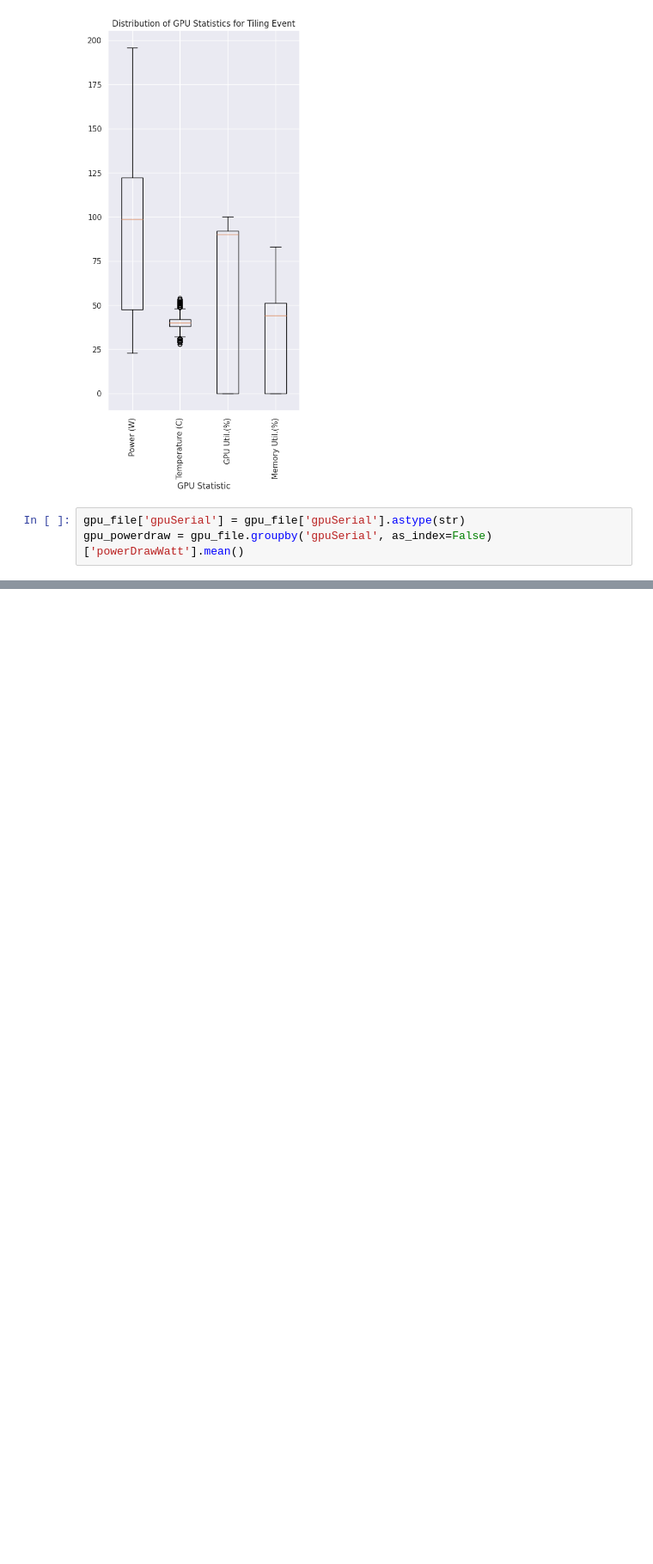
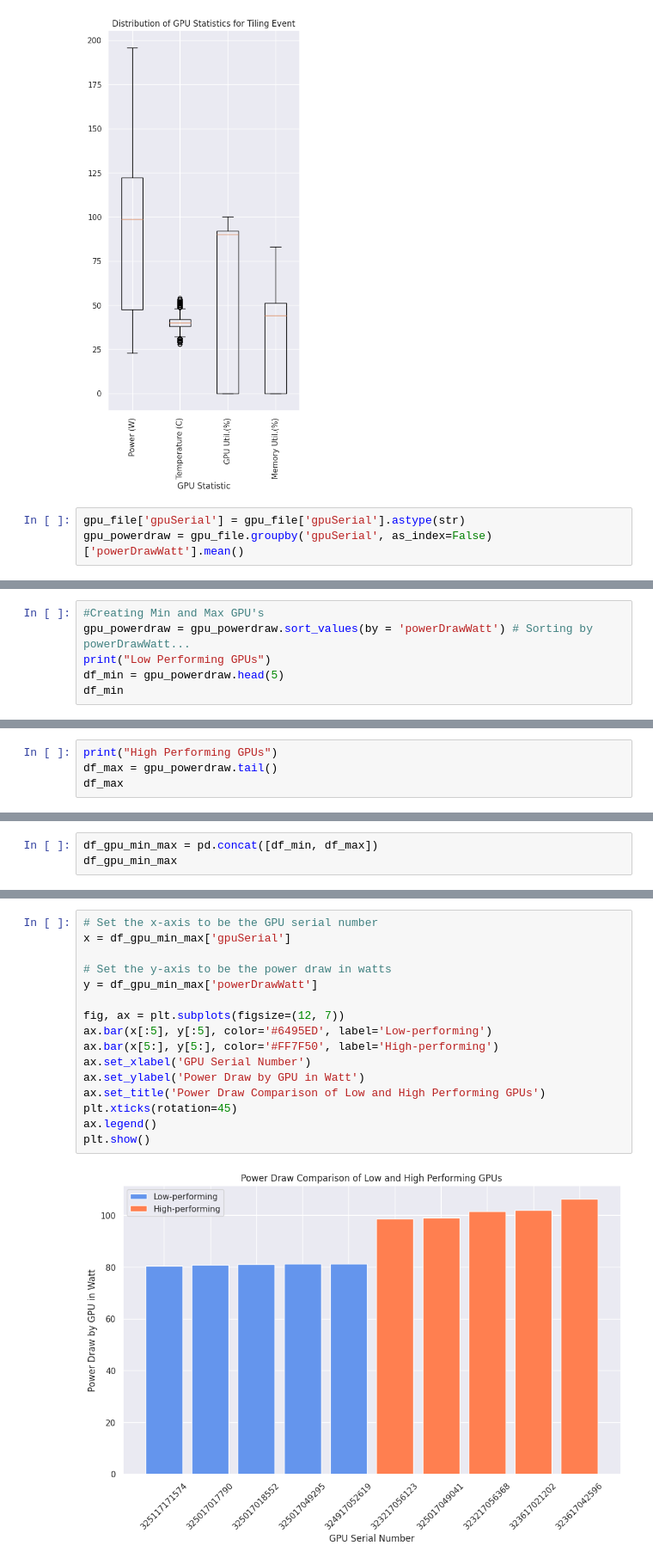
Before and after one commit to VishalPawar08/Cloud-Computing---TeraPixel, a Jupyter notebook: TeraPixel Original .ipynb, the cells around one changed output, grey strips where cells are left out. Shown at 86% size. Drawn from its saved outputs; the diff is of its cells as text; blank space fills up the shorter version.

```diff
--- a/TeraPixel Original .ipynb
+++ b/TeraPixel Original .ipynb
@@ -475,0 +489,6 @@ gpu_powerdraw = gpu_file.groupby('gpuSerial', as_index=False)['powerDrawWatt'].m
+# %%
+#Creating Min and Max GPU's
+gpu_powerdraw = gpu_powerdraw.sort_values(by = 'powerDrawWatt') # Sorting by powerDrawWatt...
+print("Low Performing GPUs")
+df_min = gpu_powerdraw.head(5)
+df_min
@@ -475,0 +503,4 @@ gpu_powerdraw = gpu_file.groupby('gpuSerial', as_index=False)['powerDrawWatt'].m
+# %%
+print("High Performing GPUs")
+df_max = gpu_powerdraw.tail()
+df_max
@@ -475,0 +515,3 @@ gpu_powerdraw = gpu_file.groupby('gpuSerial', as_index=False)['powerDrawWatt'].m
+# %%
+df_gpu_min_max = pd.concat([df_min, df_max])
+df_gpu_min_max
@@ -475,0 +530,18 @@ gpu_powerdraw = gpu_file.groupby('gpuSerial', as_index=False)['powerDrawWatt'].m
+# %%
+# Set the x-axis to be the GPU serial number
+x = df_gpu_min_max['gpuSerial']
+
+# Set the y-axis to be the power draw in watts
+y = df_gpu_min_max['powerDrawWatt']
+
+fig, ax = plt.subplots(figsize=(12, 7))
+ax.bar(x[:5], y[:5], color='#6495ED', label='Low-performing')
+ax.bar(x[5:], y[5:], color='#FF7F50', label='High-performing')
+ax.set_xlabel('GPU Serial Number')
+ax.set_ylabel('Power Draw by GPU in Watt')
+ax.set_title('Power Draw Comparison of Low and High Performing GPUs')
+plt.xticks(rotation=45)
+ax.legend()
+plt.show()
+# %% [output]
+[figure, added]
```
Also changed, not shown: parts of 5 cells of this notebook.
